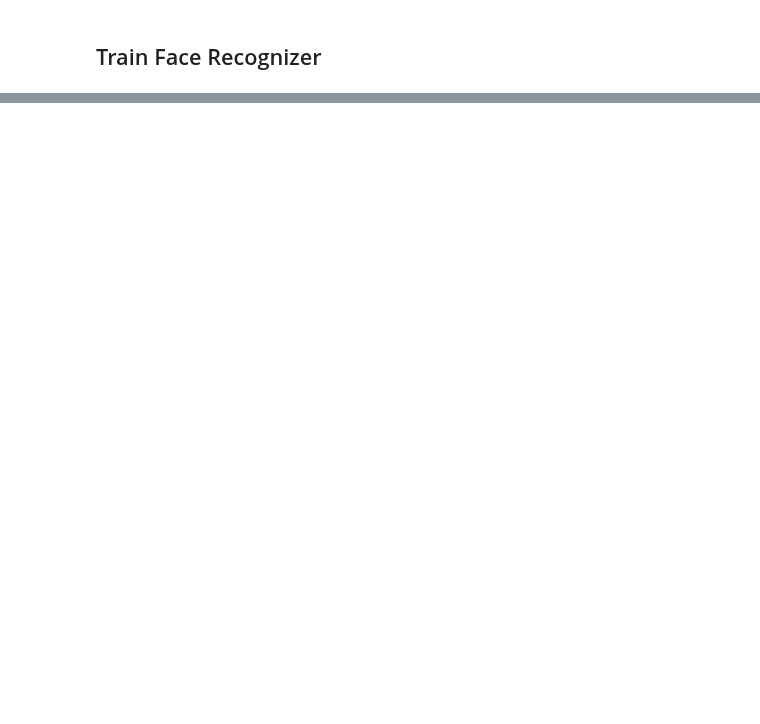
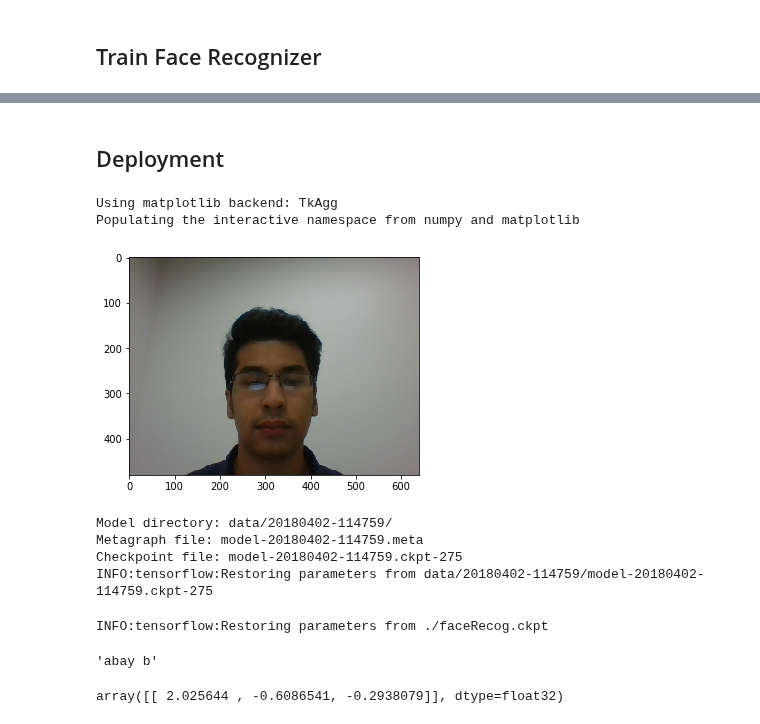
Before and after one commit to abaybektursun/tf_tutorial, a Jupyter notebook: faces.ipynb, the cells around one changed output, grey strips where cells are left out. Cells and saved outputs as stored; diff of their text form; code cells hidden in the pictures; blank space fills up the shorter version.

```diff
--- a/faces.ipynb
+++ b/faces.ipynb
@@ -134,6 +146,9 @@ def feed_dict(train):
         xs, ys = test_emb_array, test_labels
     return {x: xs, y_true: ys}
 # %%
+# Add ops to save and restore all the variables.
+saver = tf.train.Saver()
+
 with tf.Session() as sess:
     # Merge all the summaries and write them out
     merged = tf.summary.merge_all()
@@ -160,6 +175,9 @@ with tf.Session() as sess:
             else:  # Record a summary
                 summary, _ = sess.run([merged, train_step], feed_dict=feed_dict(True))
                 train_writer.add_summary(summary, i)
+    # Save the variables to disk.
+    save_path = saver.save(sess, "./faceRecog.ckpt")
+    print("Model saved in path: %s" % save_path)
 
 train_writer.close()
 test_writer.close()
@@ -185,0 +206,2 @@ print(classification_report(test_labels, best_class_indices, target_names=class_
+# %% [markdown]
+## Deployment
@@ -185,0 +235,33 @@ print(classification_report(test_labels, best_class_indices, target_names=class_
+# %%
+%pylab
+%matplotlib inline
+import cv2
+from matplotlib import pyplot as plt
+cap = cv2.VideoCapture(0)
+for _ in range(8):
+    time.sleep(0.1)
+    ret,frame = cap.read()
+    frame = frame[...,::-1]
+cap.release()
+plt.imshow(frame)
+plt.show()
+# %% [output]
+Using matplotlib backend: TkAgg
+Populating the interactive namespace from numpy and matplotlib
+[figure, added]
+# %%
+with g.as_default():
+    with tf.Session() as sess:
+        selfie_embed = embed_one(g, sess, frame)
+# %% [output]
+Model directory: data/20180402-114759/
+Metagraph file: model-20180402-114759.meta
+Checkpoint file: model-20180402-114759.ckpt-275
+INFO:tensorflow:Restoring parameters from data/20180402-114759/model-20180402-114759.ckpt-275
+# %%
+with tf.Session() as sess:
+    # Restore variables from disk.
+    saver.restore(sess, "./faceRecog.ckpt")
+    person_vec = sess.run(y, feed_dict={x: selfie_embed})
+# %% [output]
+INFO:tensorflow:Restoring parameters from ./faceRecog.ckpt
@@ -185,0 +271,8 @@ print(classification_report(test_labels, best_class_indices, target_names=class_
+# %%
+class_names[best_class_indices[0]]
+# %% [output]
+'abay b'
+# %%
+person_vec
+# %% [output]
+array([[ 2.025644 , -0.6086541, -0.2938079]], dtype=float32)
```
Also changed, not shown: parts of 12 cells of this notebook, 2 other files.
